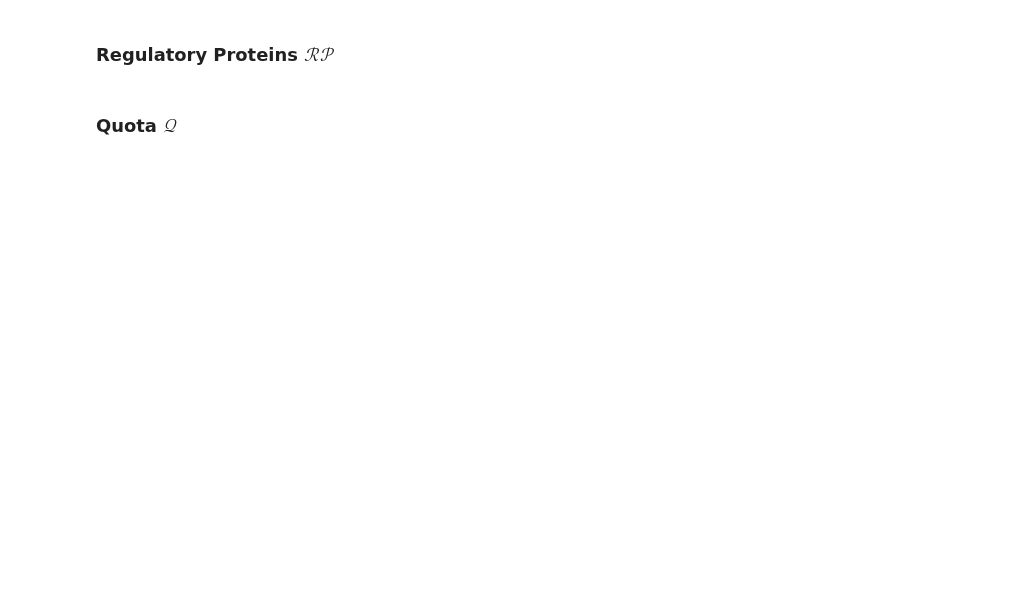
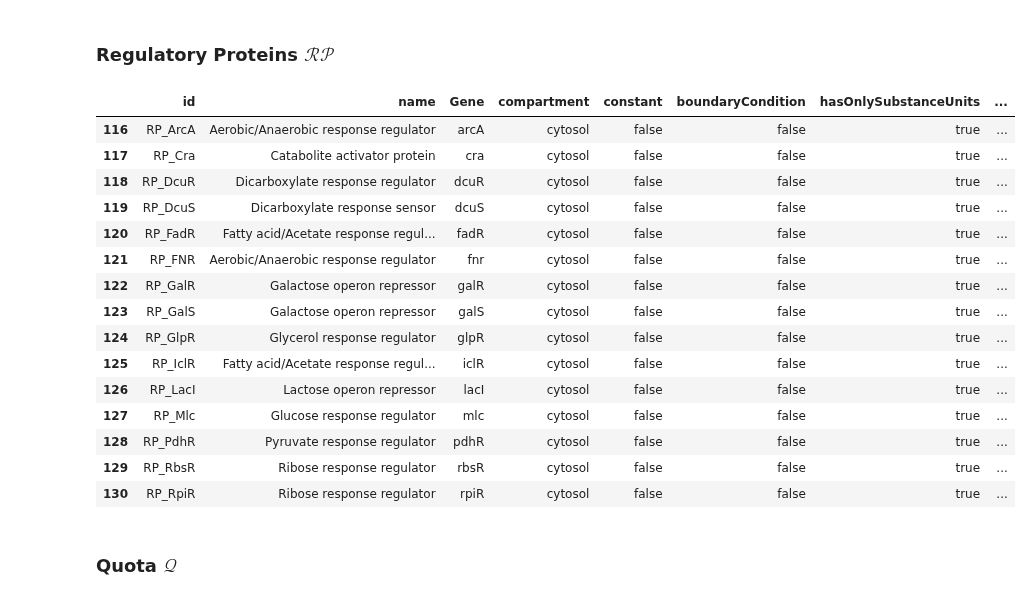
Before and after one commit to HannesBaukmann/pyrrrateFBA, a Jupyter notebook: pyrrrateFBA/examples/Covert2002/modeling.ipynb, the cells around one changed output. Drawn from its saved outputs; the diff is of its cells as text; code cells hidden in the pictures; blank space fills up the shorter version.

Commit message:
Ecoli core model updated. Old versions of model and notebook in folder 'Deprecated'

```diff
--- a/pyrrrateFBA/examples/Covert2002/modeling.ipynb
+++ b/pyrrrateFBA/examples/Covert2002/modeling.ipynb
@@ -17,6 +90,7 @@ PDF file needs to be parsed manually...
 # %%
 # reactions
 SI1 = pd.read_csv('SI-1.tsv', sep='\t')
+SI1 = SI1.dropna(axis=0, how='all').reset_index(drop=True) # remove empty rows
 # %%
 # "superoxide radicals" are not modeled
 SI1.loc[SI1.ID == 'FUMCR', 'Regulatory logic'] = np.nan
@@ -26,6 +100,13 @@ SI1.drop(SI1[SI1.Gene == 'crp'].index, inplace=True)
 # metabolites
 SI2 = pd.read_csv('SI-2.tsv', sep='\t')
 SI2 = SI2.sort_values(by=['id'])
+# %%
+# Read all parameters and convert to dictionary
+# These include parameters for reactions, such as maintenance coefficient or degradataion rates, as well as
+# parameters that will be used in the Parameter section
+
+parameter_df = pd.read_csv('model_parameters.tsv', sep='\t')
+parameters = {row['parameter_name']: row['value'] for _, row in parameter_df.iterrows()}
 # %% [markdown]
 ## Add Amino Acid-producing enzyme and Ribosome
 # %%
@@ -195,7 +310,26 @@ rp["ram:biomassPercentage"] = 0.0
 rp["ram:molecularWeight"] = None # are set later
 rp["ram:objectiveWeight"] = None # are set later
 rp["ram:speciesType"] = 'enzyme'
-rp["degradationRate"] = 0.2
+rp["degradationRate"] = parameters['rp_degradation']
+# %%
+rp
+# %% [output]
+|  | id | name | Gene | compartment | constant | boundaryCondition | hasOnlySubstanceUnits | ... |
+| 116 | RP_ArcA | Aerobic/Anaerobic response regulator | arcA | cytosol | false | false | true | ... |
+| 117 | RP_Cra | Catabolite activator protein | cra | cytosol | false | false | true | ... |
+| 118 | RP_DcuR | Dicarboxylate response regulator | dcuR | cytosol | false | false | true | ... |
+| 119 | RP_DcuS | Dicarboxylate response sensor | dcuS | cytosol | false | false | true | ... |
+| 120 | RP_FadR | Fatty acid/Acetate response regul... | fadR | cytosol | false | false | true | ... |
+| 121 | RP_FNR | Aerobic/Anaerobic response regulator | fnr | cytosol | false | false | true | ... |
+| 122 | RP_GalR | Galactose operon repressor | galR | cytosol | false | false | true | ... |
+| 123 | RP_GalS | Galactose operon repressor | galS | cytosol | false | false | true | ... |
+| 124 | RP_GlpR | Glycerol response regulator | glpR | cytosol | false | false | true | ... |
+| 125 | RP_IclR | Fatty acid/Acetate response regul... | iclR | cytosol | false | false | true | ... |
+| 126 | RP_LacI | Lactose operon repressor | lacI | cytosol | false | false | true | ... |
+| 127 | RP_Mlc | Glucose response regulator | mlc | cytosol | false | false | true | ... |
+| 128 | RP_PdhR | Pyruvate response regulator | pdhR | cytosol | false | false | true | ... |
+| 129 | RP_RbsR | Ribose response regulator | rbsR | cytosol | false | false | true | ... |
+| 130 | RP_RpiR | Ribose response regulator | rpiR | cytosol | false | false | true | ... |
 # %% [markdown]
 ### Quota $\mathcal{Q}$
 # %%
```
Also changed, not shown: parts of 43 cells of this notebook, 8 other files.
